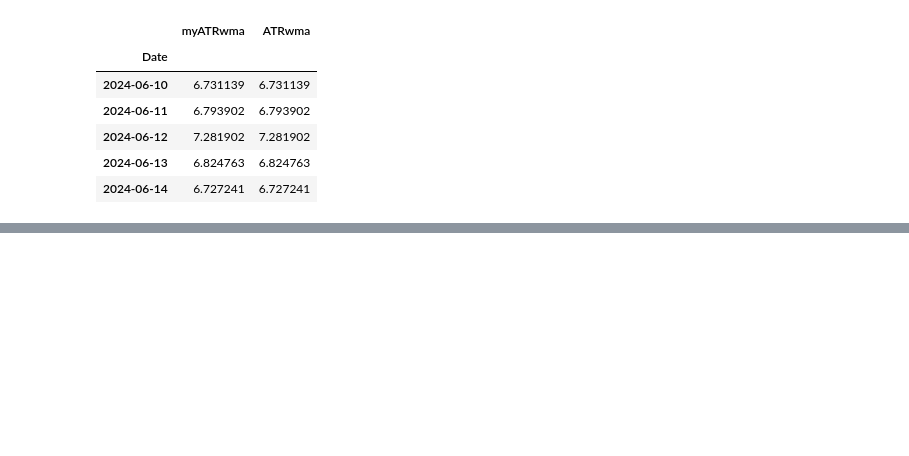
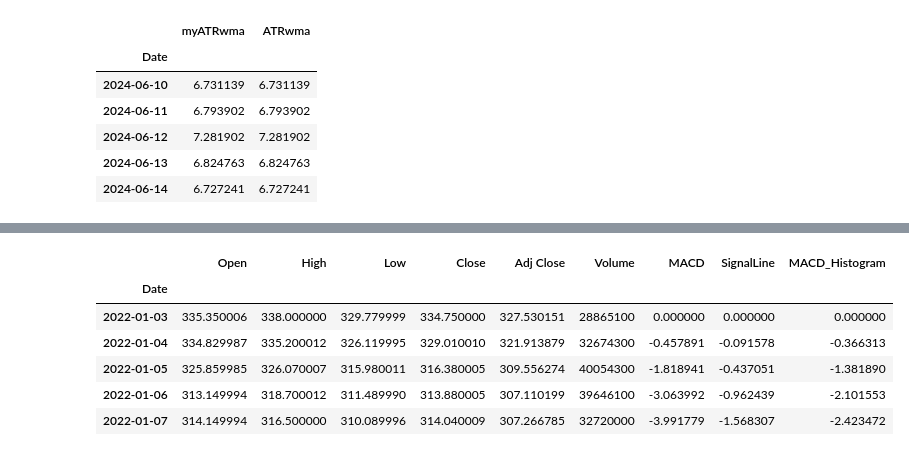
Before and after one commit to H3cth0r/statis.co-samples, a Jupyter notebook: general_calculators.ipynb, the cells around one changed output, grey strips where cells are left out. Cells and saved outputs as stored; diff of their text form; code cells hidden in the pictures; blank space fills up the shorter version.

```diff
--- a/general_calculators.ipynb
+++ b/general_calculators.ipynb
@@ -442,0 +482,10 @@ msft[["myATRwma", "ATRwma"]].tail()
+# %%
+msft.head()
+# %% [output]
+|  | Open | High | Low | Close | Adj Close | Volume | MACD | SignalLine | MACD_Histogram |
+| Date |  |  |  |  |  |  |  |  |  |
+| 2022-01-03 | 335.350006 | 338.000000 | 329.779999 | 334.750000 | 327.530151 | 28865100 | 0.000000 | 0.000000 | 0.000000 |
+| 2022-01-04 | 334.829987 | 335.200012 | 326.119995 | 329.010010 | 321.913879 | 32674300 | -0.457891 | -0.091578 | -0.366313 |
+| 2022-01-05 | 325.859985 | 326.070007 | 315.980011 | 316.380005 | 309.556274 | 40054300 | -1.818941 | -0.437051 | -1.381890 |
+| 2022-01-06 | 313.149994 | 318.700012 | 311.489990 | 313.880005 | 307.110199 | 39646100 | -3.063992 | -0.962439 | -2.101553 |
+| 2022-01-07 | 314.149994 | 316.500000 | 310.089996 | 314.040009 | 307.266785 | 32720000 | -3.991779 | -1.568307 | -2.423472 |
```
Also changed, not shown: parts of 10 cells of this notebook, 2 other files.
